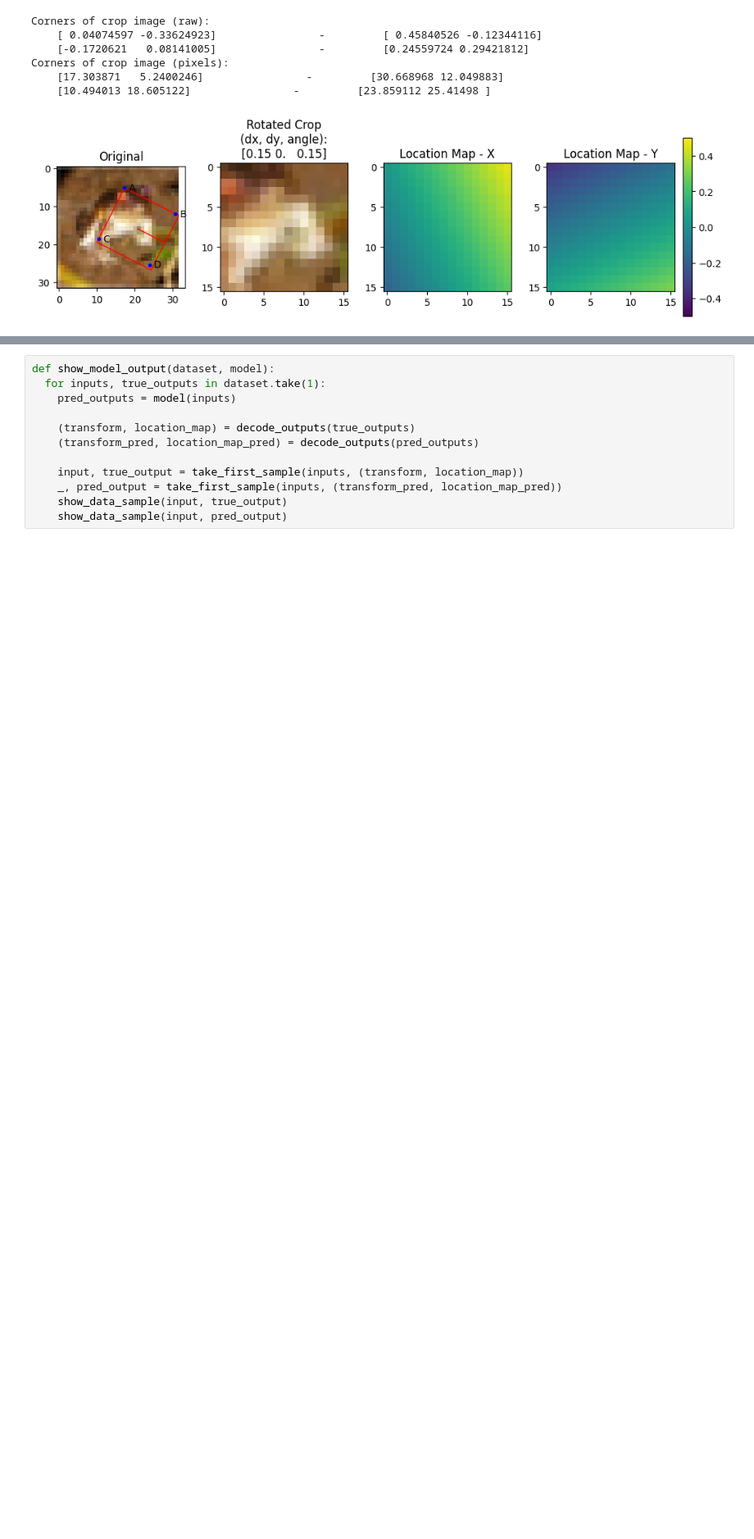
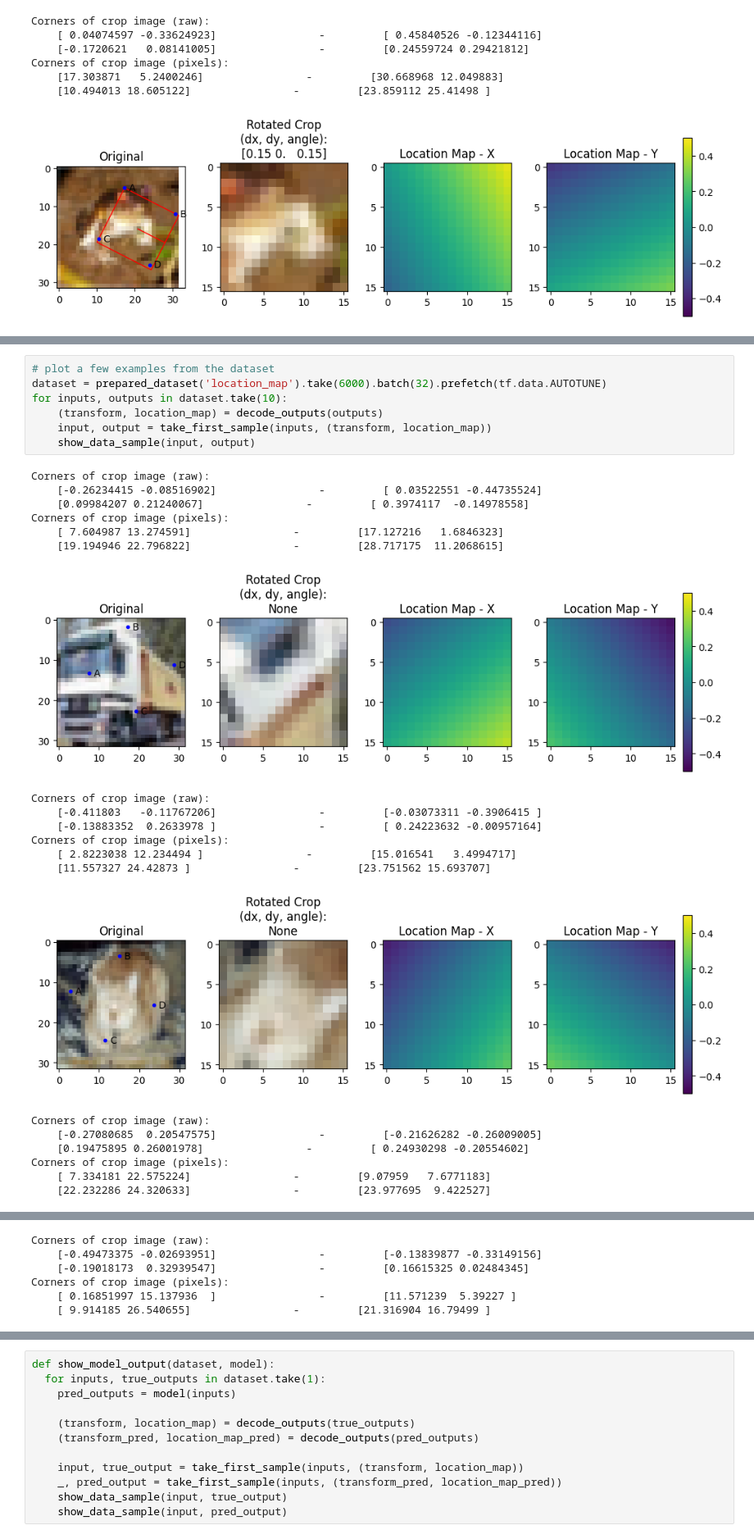
Before and after one commit to malcolmlett/robovac, a Jupyter notebook: Experiment_ImageAlignment_1.ipynb, the cells around one changed output, grey strips where cells are left out. Shown at 82% size. Cells and saved outputs as stored; diff of their text form; blank space fills up the shorter version.

```diff
--- a/Experiment_ImageAlignment_1.ipynb
+++ b/Experiment_ImageAlignment_1.ipynb
@@ -422 +609,29 @@ Time for 100 batches: 0.88 seconds
 Total batches: 1563
+# %%
+# plot a few examples from the dataset
+dataset = prepared_dataset('location_map').take(6000).batch(32).prefetch(tf.data.AUTOTUNE)
+for inputs, outputs in dataset.take(10):
+    (transform, location_map) = decode_outputs(outputs)
+    input, output = take_first_sample(inputs, (transform, location_map))
+    show_data_sample(input, output)
+# %% [output]
+Corners of crop image (raw):
+    [-0.26234415 -0.08516902]                -         [ 0.03522551 -0.44735524]
+    [0.09984207 0.21240067]                -         [ 0.3974117  -0.14978558]
+Corners of crop image (pixels):
+    [ 7.604987 13.274591]                -         [17.127216   1.6846323]
+    [19.194946 22.796822]                -         [28.717175  11.2068615]
+[figure, added]
+Corners of crop image (raw):
+    [-0.411803   -0.11767206]                -         [-0.03073311 -0.3906415 ]
+    [-0.13883352  0.2633978 ]                -         [ 0.24223632 -0.00957164]
+Corners of crop image (pixels):
+    [ 2.8223038 12.234494 ]                -         [15.016541   3.4994717]
+    [11.557327 24.42873 ]                -         [23.751562 15.693707]
+[figure, added]
+Corners of crop image (raw):
+    [-0.27080685  0.20547575]                -         [-0.21626282 -0.26009005]
+    [0.19475895 0.26001978]                -         [ 0.24930298 -0.20554602]
+Corners of crop image (pixels):
+    [ 7.334181 22.575224]                -         [9.07959   7.6771183]
+    [22.232286 24.320633]                -         [23.977695  9.422527]
@@ -422,0 +639,6 @@ Total batches: 1563
+Corners of crop image (raw):
+    [-0.49473375 -0.02693951]                -         [-0.13839877 -0.33149156]
+    [-0.19018173  0.32939547]                -         [0.16615325 0.02484345]
+Corners of crop image (pixels):
+    [ 0.16851997 15.137936  ]                -         [11.571239  5.39227 ]
+    [ 9.914185 26.540655]                -         [21.316904 16.79499 ]
```
Also changed, not shown: parts of 39 cells of this notebook.
